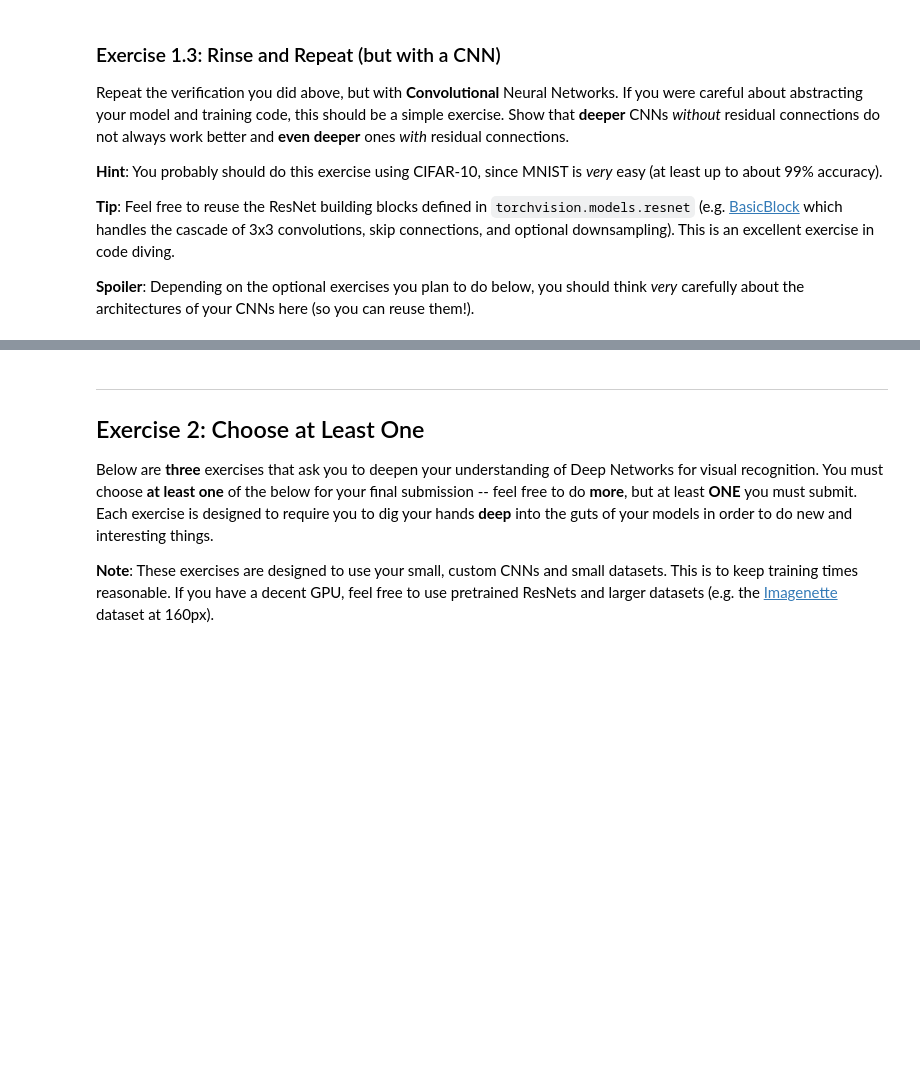
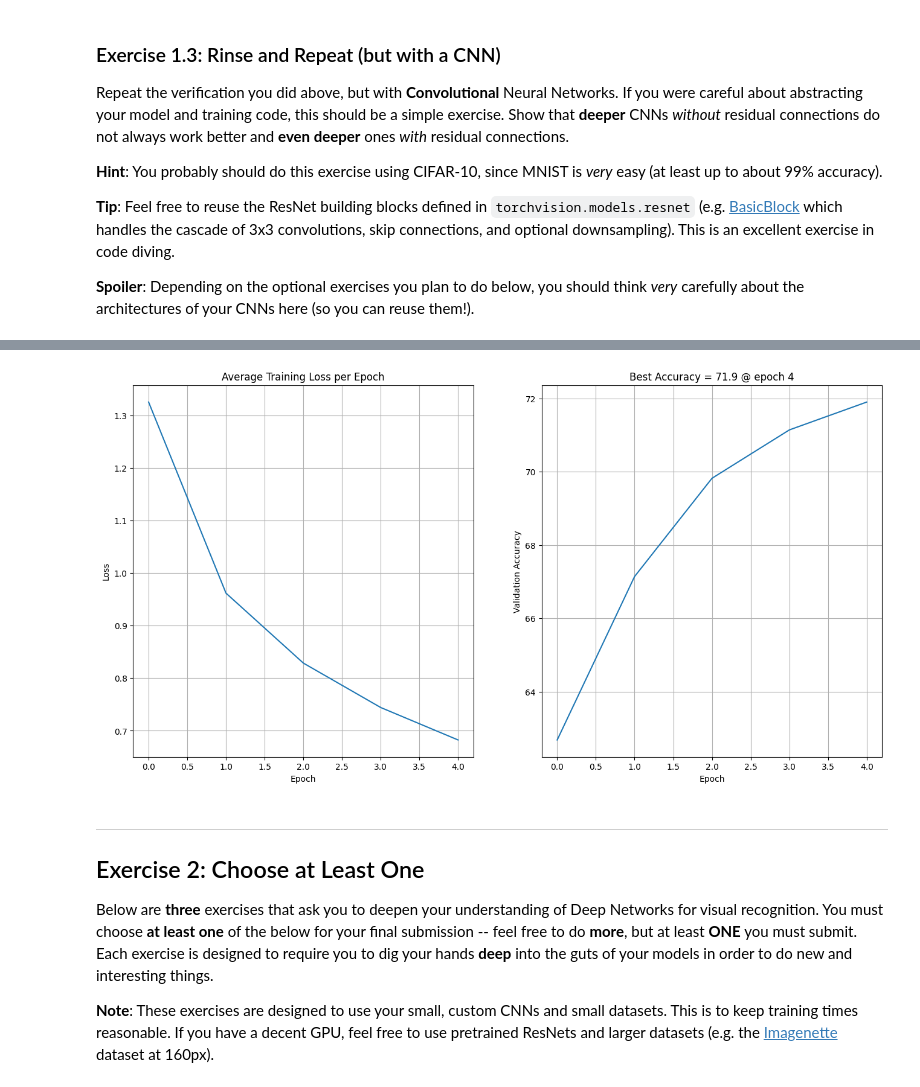
Before and after one commit to digesaremarco/Deep_Learning_Applications, a Jupyter notebook: Lab1-CNNs.ipynb, the cells around one changed output, grey strips where cells are left out. Drawn from its saved outputs; the diff is of its cells as text; code cells hidden in the pictures; blank space fills up the shorter version.

```diff
--- a/Lab1-CNNs.ipynb
+++ b/Lab1-CNNs.ipynb
@@ -432,0 +543,29 @@ Repeat the verification you did above, but with **Convolutional** Neural Network
+# %%
+from types import SimpleNamespace
+
+opts = SimpleNamespace(
+    device = 'cuda' if torch.cuda.is_available() else 'cpu',
+    blocks_number = 2, # number of CNNblocks
+    output_channels = 32,
+    kernel_size = 3,
+    stride = 2, # maxpooling stride
+    block_dimension = 2, # number of layers in each CNNblock
+    skip_connection = False, # skip connection in CNNblock
+    hidden_layers = 0, # depth of MLP
+    input_size = 1, # it will be updated in the CNN model
+    num_classes = 10,
+    hidden_size = 256,
+    epochs = 50,
+    lr = 0.0001,
+    batch_size = 64
+)
+
+dl_train = torch.utils.data.DataLoader(ds_train, opts.batch_size, shuffle=True, num_workers=4)
+dl_val = torch.utils.data.DataLoader(ds_val, opts.batch_size, num_workers=4)
+dl_test = torch.utils.data.DataLoader(ds_test, opts.batch_size, shuffle=True, num_workers=4)
+# %%
+# print the structure of the model
+import torchsummary
+
+CNNmodel = MyCNN(opts)
+torchsummary.summary(CNNmodel, (3, 32, 32))
@@ -432,0 +590,5 @@ Repeat the verification you did above, but with **Convolutional** Neural Network
+# %%
+optimizer = torch.optim.Adam(CNNmodel.parameters(), lr=opts.lr)
+
+torch.cuda.empty_cache() # clear the cache
+CNNlosses, CNNaccuracies = train_model(CNNmodel, dl_train, dl_val, opts, optimizer)
@@ -432,0 +602,4 @@ Repeat the verification you did above, but with **Convolutional** Neural Network
+# %%
+plot_losses_and_accuracies(CNNlosses, CNNaccuracies)
+# %% [output]
+[figure, added]
```
Also changed, not shown: parts of 11 cells of this notebook.
